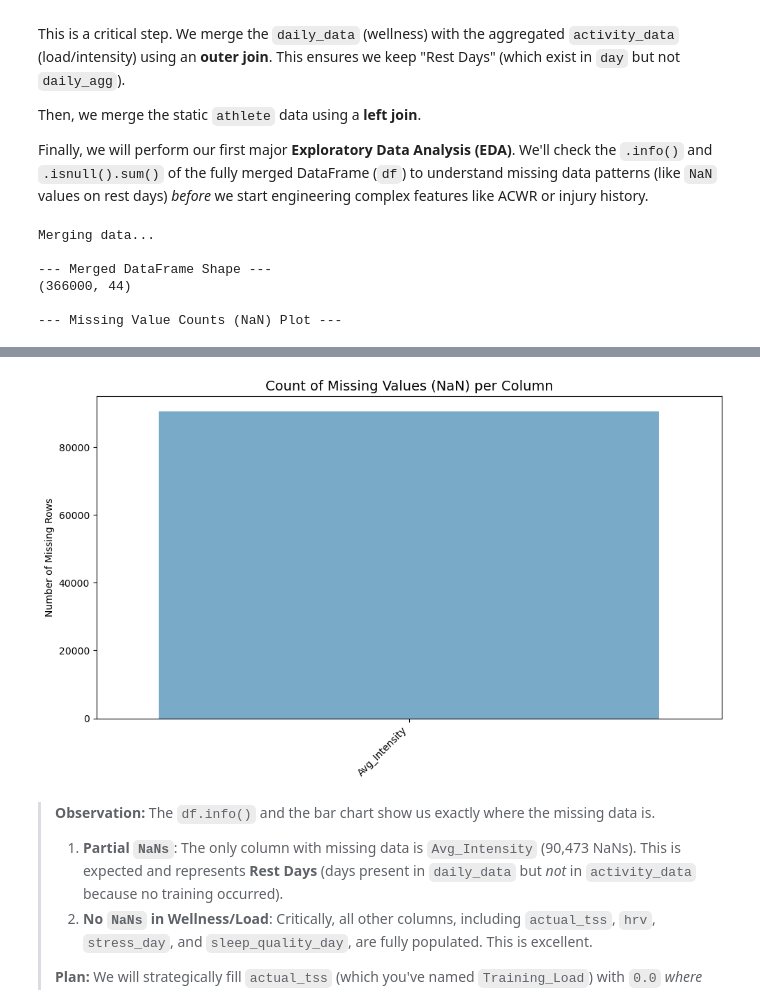
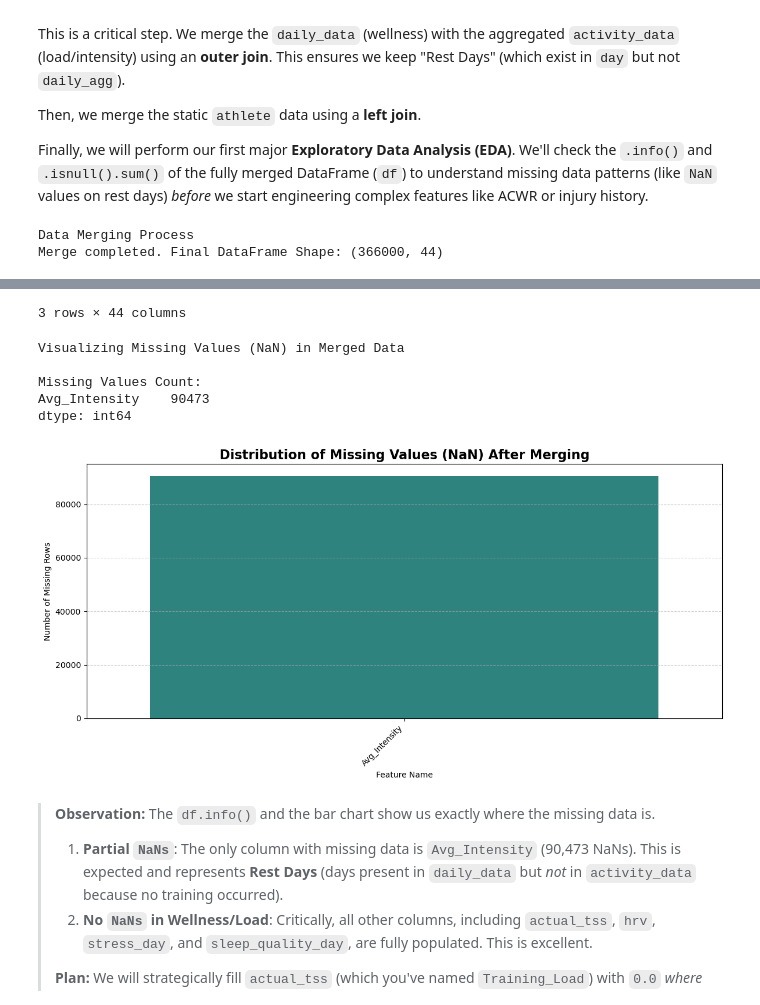
Before and after one commit to gabrynapo/FAIKR_Module3_Project, a Jupyter notebook: data_preparation.ipynb, the cells around one changed output, grey strips where cells are left out. Cells and saved outputs as stored; diff of their text form; code cells hidden in the pictures.

```diff
--- a/data_preparation.ipynb
+++ b/data_preparation.ipynb
@@ -237,54 +236,56 @@ Then, we merge the static `athlete` data using a **left join**.
 
 Finally, we will perform our first major **Exploratory Data Analysis (EDA)**. We'll check the `.info()` and `.isnull().sum()` of the fully merged DataFrame (`df`) to understand missing data patterns (like `NaN` values on rest days) *before* we start engineering complex features like ACWR or injury history.
 # %%
-import io
+import pandas as pd
+import matplotlib.pyplot as plt
+import seaborn as sns
 from IPython.display import display
-import matplotlib.pyplot as plt
-import seaborn as sns  # <-- 1. IMPORTA SEABORN
 
-print("Merging data...")
+print("Data Merging Process")
+
+# Merge daily wellness data (day) with aggregated activity data (daily_agg)
 df = pd.merge(day, daily_agg, on=["athlete_id", "date"], how="outer")
+
+# Merge with static athlete profile data (ath)
 df = pd.merge(df, ath, on="athlete_id", how="left", suffixes=("_day", "_ath"))
+
+# Sort data by athlete and date, then reset index
 df = df.sort_values(["athlete_id", "date"]).reset_index(drop=True)
 
-# --- Initial EDA on Merged DataFrame ---
+print(f"Merge completed. Final DataFrame Shape: {df.shape}")
+display(df.head(3))
 
-print(f"\n--- Merged DataFrame Shape ---")
-print(df.shape)
+print("\nVisualizing Missing Values (NaN) in Merged Data")
 
-print("\n--- Missing Value Counts (NaN) Plot ---")
-# Check for missing values in key columns
+# Calculate missing value counts
 missing_counts = df.isnull().sum().sort_values(ascending=False)
 
-# --- Plot Missing Value Counts using Seaborn ---
-# Filter for columns that actually have missing data
+# Filter to plot only columns that have missing data
 missing_counts_to_plot = missing_counts[missing_counts > 0]
 
-if not missing_counts_to_plot.empty:
-    plt.figure(figsize=(10, 6))
+if missing_counts_to_plot.empty:
+    print("DataFrame is complete: No missing values (NaN) found.")
+else:
+    print("\nMissing Values Count:")
+    print(missing_counts_to_plot)
 
-    # --- 2. USA SEABORN BARPLOT ---
-    # `missing_counts_to_plot.index` is the column name (x)
-    # `missing_counts_to_plot.values` is the count (y)
+    plt.figure(figsize=(12, 6))
+
+    # Create the Seaborn bar plot for missing values
     sns.barplot(x=missing_counts_to_plot.index,
                 y=missing_counts_to_plot.values,
-                palette="Blues_r",
-                hue=missing_counts_to_plot.index,  # Fix per FutureWarning
-                legend=False,                     # Fix per FutureWarning
-                dodge=False)                      # Fix per FutureWarning
+                palette="viridis",
+                hue=missing_counts_to_plot.index,
+                legend=False,
+                dodge=False)
 
-    plt.title('Count of Missing Values (NaN) per Column', fontsize=14)
+    plt.title('Distribution of Missing Values (NaN) After Merging', fontsize=16, fontweight='bold')
     plt.ylabel('Number of Missing Rows')
-    plt.xlabel('') # Rimuovi la label x
-    plt.xticks(rotation=45, ha='right')
+    plt.xlabel('Feature Name')
+    plt.xticks(rotation=45, ha='right', fontsize=10) # Rotate x-labels for readability
+    plt.grid(axis='y', linestyle='--', alpha=0.6)
     plt.tight_layout()
-    plt.show() # Mostra il plot inline
-else:
-    print("\n[No missing values found in the merged dataframe]")
+    plt.show()
 # %% [output]
-Merging data...
-
---- Merged DataFrame Shape ---
-(366000, 44)
-
---- Missing Value Counts (NaN) Plot ---
+Data Merging Process
+Merge completed. Final DataFrame Shape: (366000, 44)
@@ -291,4 +296,10 @@ Merging data...
+3 rows × 44 columns
+Visualizing Missing Values (NaN) in Merged Data
+
+Missing Values Count:
+Avg_Intensity    90473
+dtype: int64
-[figure, old version]
+[figure, new version]
 # %% [markdown]
 > **Observation:** The `df.info()` and the bar chart show us exactly where the missing data is.
 >
```
Also changed, not shown: parts of 10 cells of this notebook, 2 other files.
